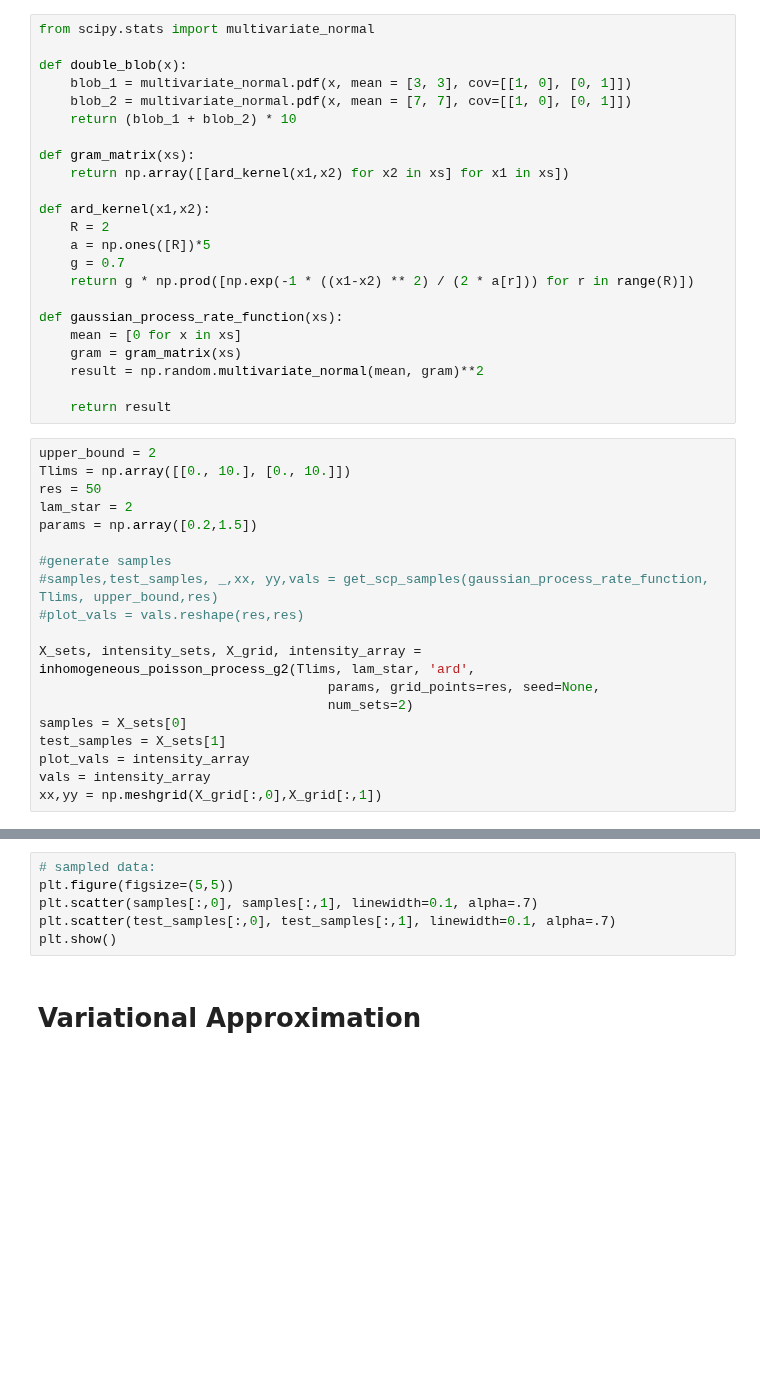
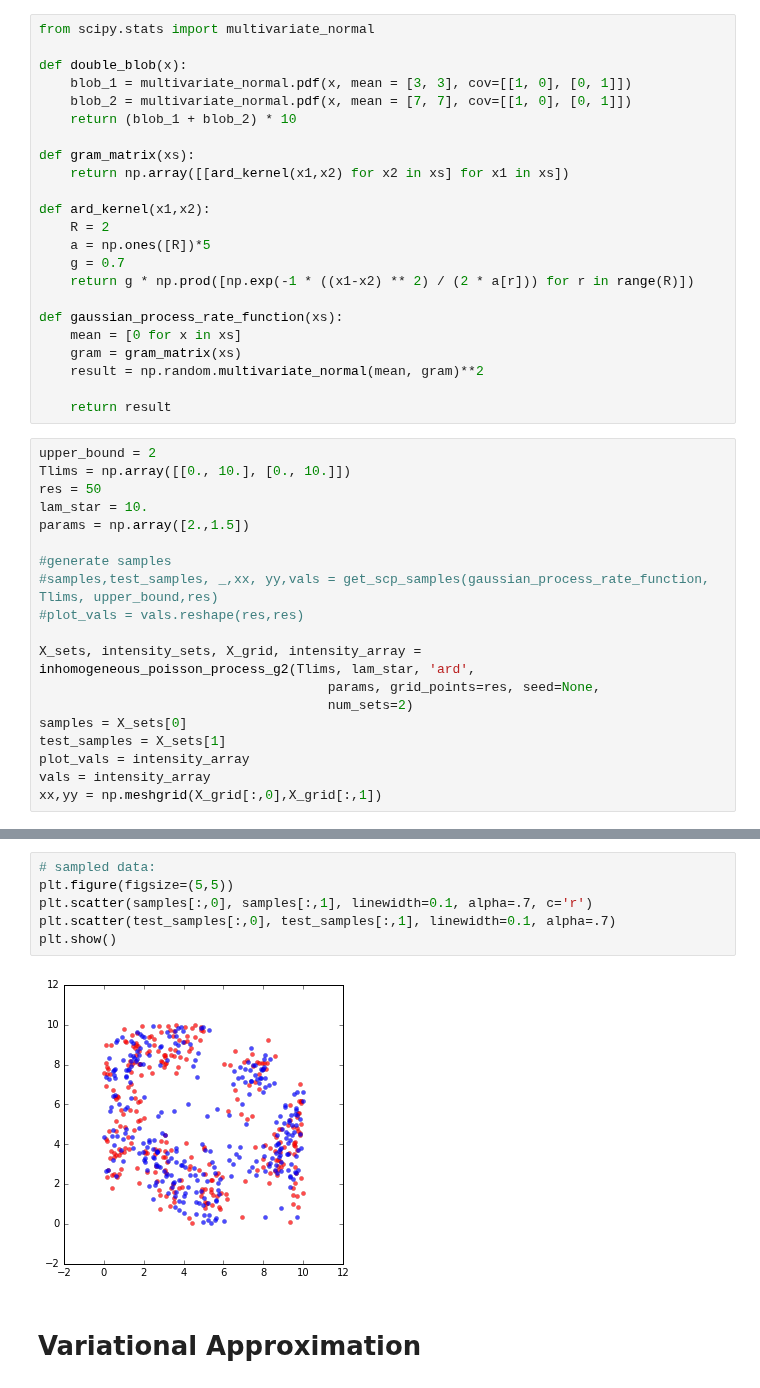
Before and after one commit to maxkohlbrenner/pmai-vi-gpmpp, a Jupyter notebook: 2D Example.ipynb, the cells around one changed output, grey strips where cells are left out. Saved outputs shown, nothing was run; the diff lists cells and outputs as text; blank space fills up the shorter version.

```diff
--- a/2D Example.ipynb
+++ b/2D Example.ipynb
@@ -59,8 +59,8 @@ def gaussian_process_rate_function(xs):
 upper_bound = 2
 Tlims = np.array([[0., 10.], [0., 10.]])
 res = 50
-lam_star = 2
-params = np.array([0.2,1.5])
+lam_star = 10.
+params = np.array([2.,1.5])
 
 #generate samples
 #samples,test_samples, _,xx, yy,vals = get_scp_samples(gaussian_process_rate_function, Tlims, upper_bound,res)
@@ -85,9 +91,11 @@ print(np.max(plot_vals))
 # %%
 # sampled data:
 plt.figure(figsize=(5,5))
-plt.scatter(samples[:,0], samples[:,1], linewidth=0.1, alpha=.7)
+plt.scatter(samples[:,0], samples[:,1], linewidth=0.1, alpha=.7, c='r')
 plt.scatter(test_samples[:,0], test_samples[:,1], linewidth=0.1, alpha=.7)
 plt.show()
+# %% [output]
+[figure, added]
 # %% [markdown]
 # Variational Approximation
 # %% [markdown]
```
Also changed, not shown: parts of 4 cells of this notebook, 1 other file.
